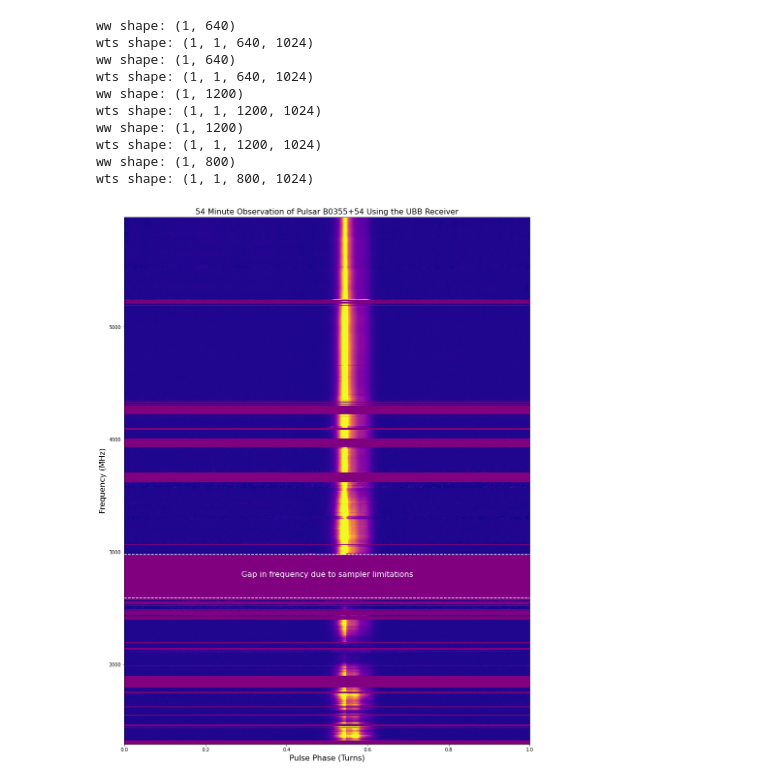
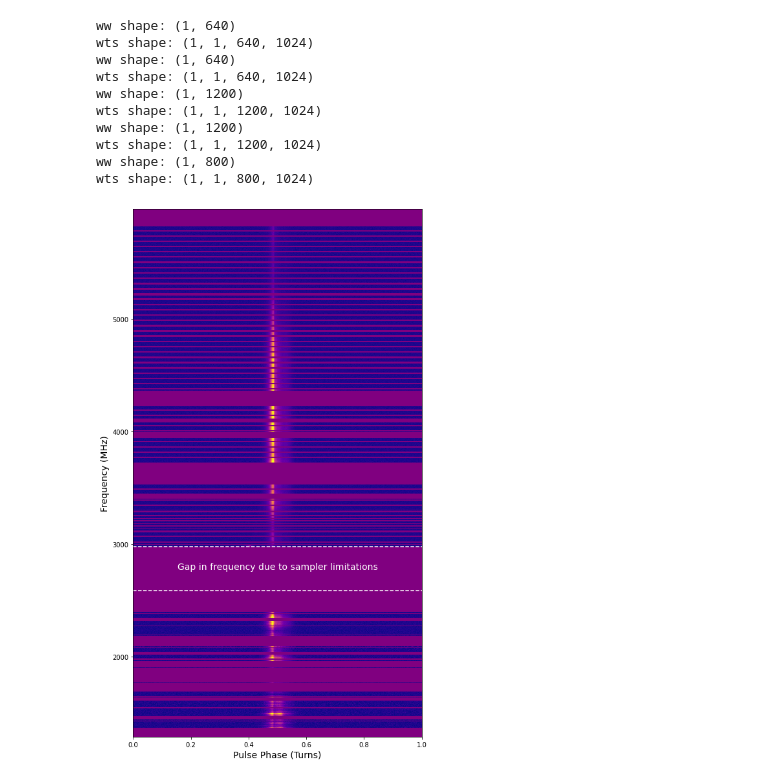
Before and after one commit to JacobCT/Pulsar_Emission_UBB, a Jupyter notebook: Plot_UBBWideband.ipynb, the cells around one changed output. Saved outputs shown, nothing was run; the diff lists cells and outputs as text; code cells hidden in the pictures.

```diff
--- a/Plot_UBBWideband.ipynb
+++ b/Plot_UBBWideband.ipynb
@@ -55,22 +55,41 @@ def map_to_zero_one(arr):
     return scaled_arr
 # %%
 #Get first band data
-band1_path = "/srv/storage_11/galc/UBB/jtremblay/20240216/B0355+54_added_clean1.ar"
+#band1_path = "/srv/storage_11/galc/UBB/jtremblay/20240216/B0355+54_added_clean1.ar"
+#band1_data, band1_freq, band1_dm, band1_centerfreq, band1_period = Read_File(band1_path)
+#Get second band data
+#band2_path = "/srv/storage_11/galc/UBB/jtremblay/20240216/B0355+54_added_clean2.ar"
+#band2_data, band2_freq, band2_dm, band2_centerfreq, band2_period = Read_File(band2_path)
+#Create an empty array for the missing frequencies
+#band3_data = np.full((387, 1024), np.nan) #385
+#band3_freq = np.arange(2589, 2976, 1.0)
+#Get fourth band data
+#band4_path = "/srv/storage_11/galc/UBB/jtremblay/20240216/B0355+54_added_clean3.ar"
+#band4_data, band4_freq, band4_dm, band4_centerfreq, band4_period = Read_File(band4_path)
+#Get fifth band data
+#band5_path = "/srv/storage_11/galc/UBB/jtremblay/20240216/B0355+54_added_clean4.ar"
+#band5_data, band5_freq, band5_dm, band5_centerfreq, band5_period = Read_File(band5_path)
+#Get sixth band data
+#band6_path = "/srv/storage_11/galc/UBB/jtremblay/20240216/B0355+54_added_clean5.ar"
+#band6_data, band6_freq, band6_dm, band6_centerfreq, band6_period = Read_File(band6_path)
+
+#Get first band data
+band1_path = "/srv/storage_11/galc/UBB/jtremblay/20240301/split/B0355+54_calibrated_search1.TT"
 band1_data, band1_freq, band1_dm, band1_centerfreq, band1_period = Read_File(band1_path)
 #Get second band data
-band2_path = "/srv/storage_11/galc/UBB/jtremblay/20240216/B0355+54_added_clean2.ar"
+band2_path = "/srv/storage_11/galc/UBB/jtremblay/20240301/split/B0355+54_calibrated_search2.TT"
 band2_data, band2_freq, band2_dm, band2_centerfreq, band2_period = Read_File(band2_path)
 #Create an empty array for the missing frequencies
 band3_data = np.full((387, 1024), np.nan) #385
 band3_freq = np.arange(2589, 2976, 1.0)
 #Get fourth band data
-band4_path = "/srv/storage_11/galc/UBB/jtremblay/20240216/B0355+54_added_clean3.ar"
+band4_path = "/srv/storage_11/galc/UBB/jtremblay/20240301/split/B0355+54_calibrated_search3.TT"
 band4_data, band4_freq, band4_dm, band4_centerfreq, band4_period = Read_File(band4_path)
 #Get fifth band data
-band5_path = "/srv/storage_11/galc/UBB/jtremblay/20240216/B0355+54_added_clean4.ar"
+band5_path = "/srv/storage_11/galc/UBB/jtremblay/20240301/split/B0355+54_calibrated_search4.TT"
 band5_data, band5_freq, band5_dm, band5_centerfreq, band5_period = Read_File(band5_path)
 #Get sixth band data
-band6_path = "/srv/storage_11/galc/UBB/jtremblay/20240216/B0355+54_added_clean5.ar"
+band6_path = "/srv/storage_11/galc/UBB/jtremblay/20240301/split/B0355+54_calibrated_search5.TT"
 band6_data, band6_freq, band6_dm, band6_centerfreq, band6_period = Read_File(band6_path)
 # %% [output]
 ww shape: (1, 640)
@@ -115,38 +134,40 @@ time_range = np.arange(0,1024)
 #Convert x-axis to degrees
 time_range_turns = map_to_zero_one(time_range)
 # %%
-fig = plt.figure(figsize=(15, 20))  # Set figure size directly in the figure call
+#fig = plt.figure(figsize=(15, 20))  # Set figure size directly in the figure call
+fig = plt.figure(figsize=(8, 15))
 ax = fig.add_subplot(111)  # Add subplot
 
 #Set colormap
 # Create a colormap with purple color
 cmap = plt.cm.plasma  # You can use any other colormap as well
 cmap.set_bad(color='purple')
 
 # Create the plot using pcolormesh
-pcm = ax.pcolormesh(time_range_turns, full_freqs, full_data, cmap=cmap, vmin=np.nanpercentile(full_data, 1), vmax=np.nanpercentile(full_data, 99), shading='nearest')
+#pcm = ax.pcolormesh(time_range_turns, full_freqs, full_data, cmap=cmap, vmin=np.nanpercentile(full_data, 1), vmax=np.nanpercentile(full_data, 99), shading='nearest')
+pcm = ax.pcolormesh(time_range_turns, full_freqs, full_data, cmap=cmap, vmin=np.nanpercentile(full_data, 1), vmax=np.nanpercentile(full_data, 99.95), shading='nearest')
 
 # Set aspect ratio
 ax.set_aspect('auto')
 
 # Calculate the coordinates of the middle of the plot
 middle_index = len(time_range_turns) // 2
 x_mid = time_range_turns[middle_index]
 y_mid = 2800 #full_data.shape[0] / 1.8
 
 # Add text in the middle of the plot
 text = 'Gap in frequency due to sampler limitations'
-plt.text(x_mid, y_mid, text, color='white', ha='center', va='center', fontsize=16)
+plt.text(x_mid, y_mid, text, color='white', ha='center', va='center', fontsize=14)
 plt.axhline(y=2976, color='w', linestyle='--')
 plt.axhline(y=2590, color='w', linestyle='--')
 
 # Add colorbar
 #cbar = fig.colorbar(pcm)
 
-plt.title('54 Minute Observation of Pulsar B0355+54 Using the UBB Receiver', fontsize=16)
-plt.ylabel("Frequency (MHz)", fontsize=16)
-plt.xlabel("Pulse Phase (Turns)", fontsize=16)
+#plt.title('1 Hour Observation of Pulsar B0355+54 Using the UBB Receiver', fontsize=14)
+plt.ylabel("Frequency (MHz)", fontsize=14)
+plt.xlabel("Pulse Phase (Turns)", fontsize=14)
 plt.show()
 plt.close()
 # %% [output]
-[figure, old version]
+[figure, new version]
```
